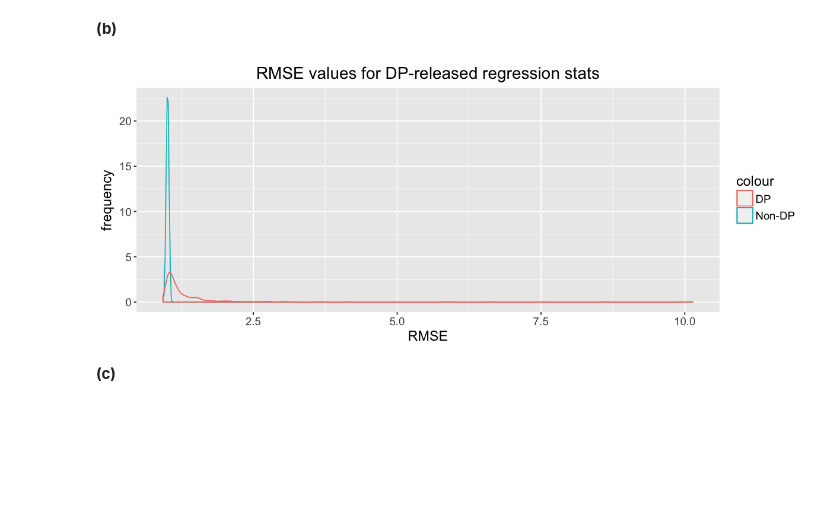
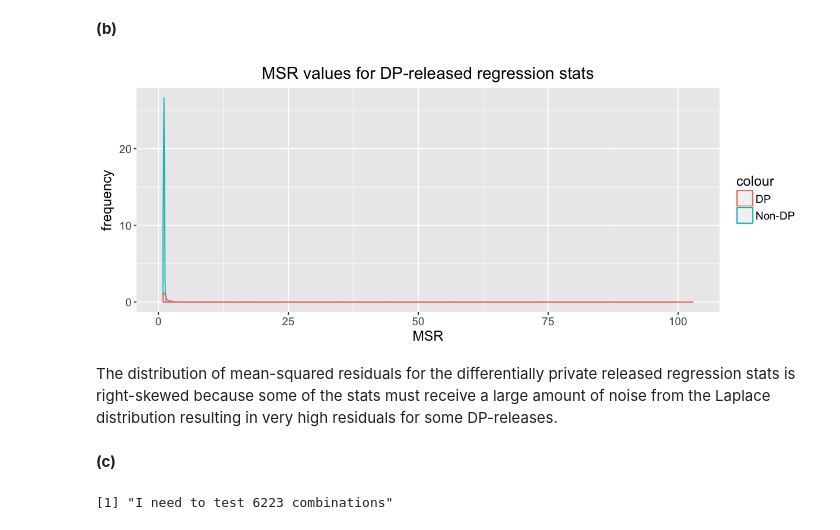
Before and after one commit to bhavenp/cs208, a Jupyter notebook: homework/HW2/HW2_Bhaven_Patel.ipynb, the cells around one changed output. Saved outputs shown, nothing was run; the diff lists cells and outputs as text; code cells hidden in the pictures; blank space fills up the shorter version.

```diff
--- a/homework/HW2/HW2_Bhaven_Patel.ipynb
+++ b/homework/HW2/HW2_Bhaven_Patel.ipynb
@@ -281,27 +281,29 @@ for(i in 1:num_sims){
     y_dp <- reg_release$dp_beta * x_data + reg_release$dp_alpha;
     y_nondp <- reg_release$true_beta * x_data + reg_release$true_alpha; #calc y using non-dp stats
     #calculate RMSE for the DP release stats
-    rmse_dp = ( sum( (y_dp - y_data)**2 ) / length(y_data)) ** 0.5;
+    rmse_dp = sum( (y_dp - y_data)**2 ) / length(y_data);
     #calculate RMSE for the non-DP release stats
-    rmse_nondp = ( sum( (y_nondp - y_data)**2 ) / length(y_data)) ** 0.5;
+    rmse_nondp = sum( (y_nondp - y_data)**2 ) / length(y_data);
 
     rmse_vals[i,] <- c(i, rmse_dp, rmse_nondp); #put RMSE values into matrix
 }
 # %%
 #### Plot results ####
 library(ggplot2)
 final_results <- as.data.frame(rmse_vals);
-colnames(final_results) <- c("Simulation", "RMSE_DP", "RMSE_nonDP");
+colnames(final_results) <- c("Simulation", "MSE_DP", "MSE_nonDP");
 f_size = 16;
 
 # Plot average RMSE of reconstruction against noise input #
 #geom_density
-p_rmse <- ggplot(data = final_results) + geom_density(aes(x=final_results$RMSE_nonDP, color='Non-DP')) + geom_density(aes(x=final_results$RMSE_DP, color='DP' ));
-p_rmse <- p_rmse + labs(title="RMSE values for DP-released regression stats", x="RMSE", y="frequency") + theme(plot.title = element_text(hjust=0.5), text = element_text(size=f_size-2));
+p_rmse <- ggplot(data = final_results) + geom_density(aes(x=final_results$MSE_nonDP, color='Non-DP')) + geom_density(aes(x=final_results$MSE_DP, color='DP' ));
+p_rmse <- p_rmse + labs(title="MSR values for DP-released regression stats", x="MSR", y="frequency") + theme(plot.title = element_text(hjust=0.5), text = element_text(size=f_size-2));
 options(repr.plot.width=10, repr.plot.height=4); #set plot dimensions
 
 p_rmse #show plot
 # %% [output]
-[figure, old version]
+[figure, new version]
+# %% [markdown]
+The distribution of mean-squared residuals for the differentially private released regression stats is right-skewed because some of the stats must receive a large amount of noise from the Laplace distribution resulting in very high residuals for some DP-releases.
 # %% [markdown]
 **(c)**<br>
@@ -307,0 +316,11 @@ p_rmse #show plot
+# %%
+#normalize values in each row so they add up to 1
+eps_combos_to_test_norm = eps_combos_to_test / rowSums(eps_combos_to_test)
+# eps_combos_to_test_norm
+
+#remove the duplicates
+dups = which(duplicated(eps_combos_to_test_norm));
+eps_combos_to_test_norm = eps_combos_to_test_norm[-dups, ];
+print(paste("I need to test", nrow(eps_combos_to_test_norm), "combinations") );
+# %% [output]
+[1] "I need to test 6223 combinations"
```
Also changed, not shown: parts of 6 cells of this notebook.
